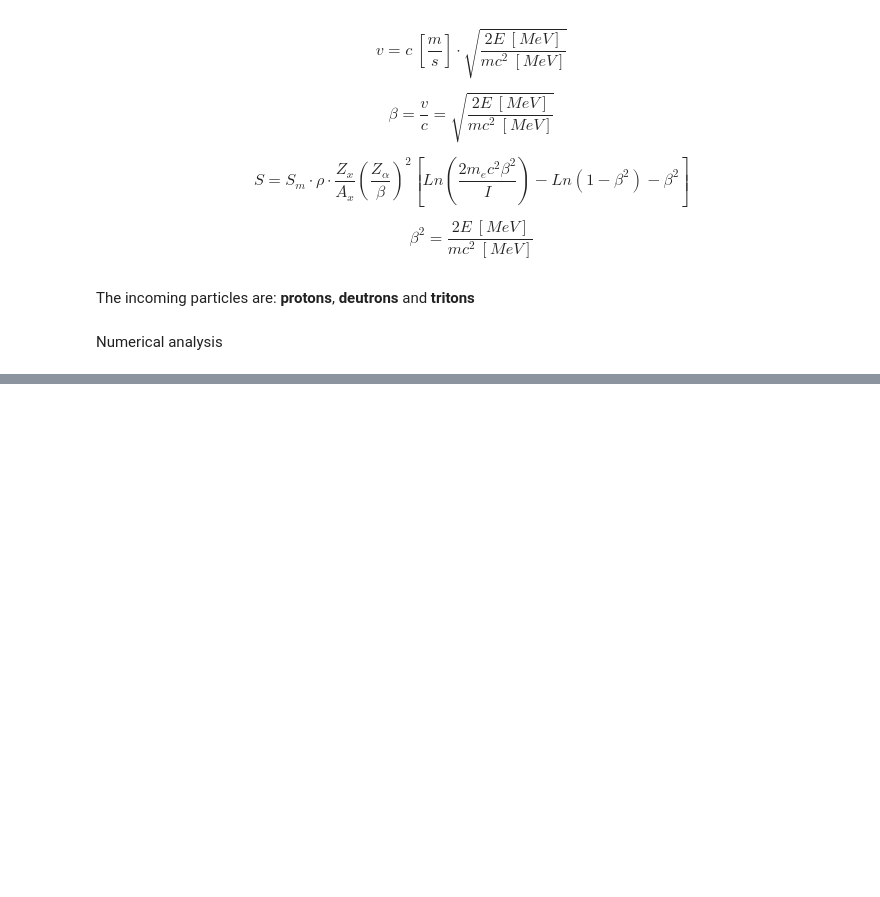
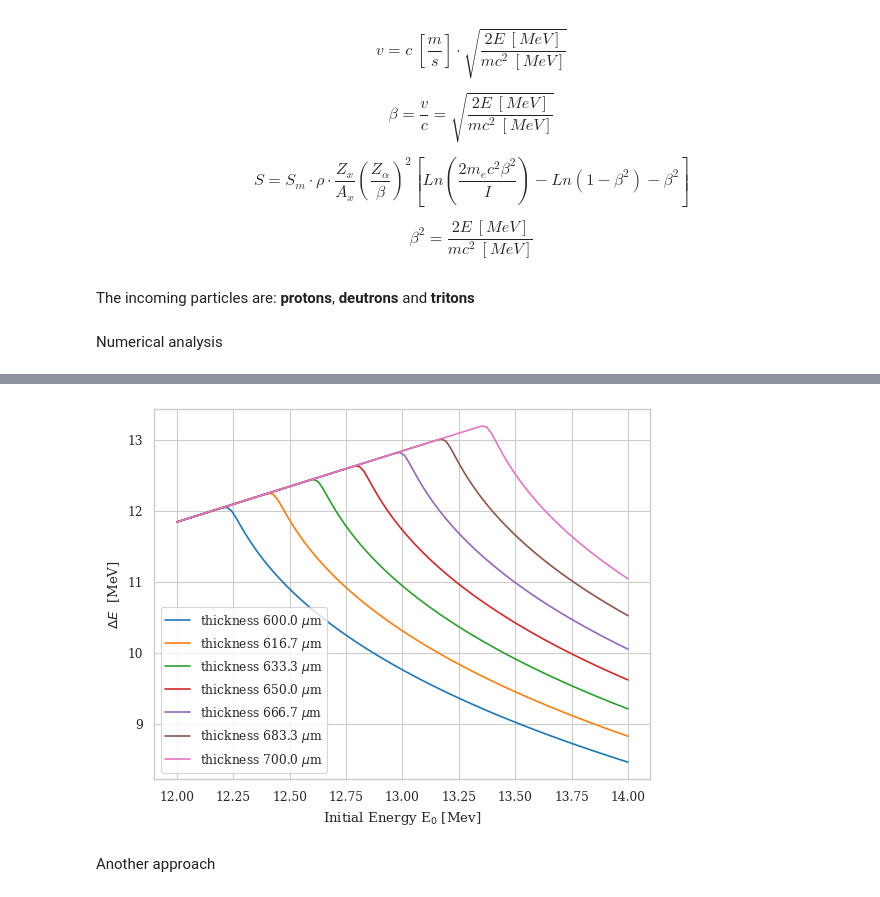
Before and after one commit to Chinnasf/Physics, a Jupyter notebook: Detectors/Detector_ΔE-E.ipynb, the cells around one changed output, grey strips where cells are left out. Drawn from its saved outputs; the diff is of its cells as text; code cells hidden in the pictures; blank space fills up the shorter version.

```diff
--- a/Detectors/Detector_ΔE-E.ipynb
+++ b/Detectors/Detector_ΔE-E.ipynb
@@ -180,6 +180,9 @@ N = 50   # grid partition
 # %%
-Eo = np.linspace(0.01,60,50) # MeV
+δx = 1e-5
+
+Eo = np.linspace(0.01,100,50) # MeV
 Ef = np.zeros(len(Eo))
 
 for i,E0 in enumerate(Eo):
-    Ef[i] = ΔΕ_compute(E0, "proton", "Si", N)
+    Ef[i] = ΔΕ_compute(E0, "proton", "Si", δx)
+    Ef[i] = ΔΕ_compute(Ef[i], "proton", "Ge", δx)
@@ -233,0 +203,26 @@ plt.plot(E,S)
+# %%
+savefig = False
+δx = 1e-5
+# %%
+Eo = np.linspace(12,14,100)
+Ef = np.zeros(len(Eo))
+d  = np.linspace(6e-2, 7e-2,7) # cm
+DEo = np.zeros((len(d),len(Eo)))
+# %%
+for j,t in enumerate(d):
+    Si["width"] = t
+    for i,E0 in enumerate(Eo):
+        Ef[i] = ΔΕ_compute(E0, "deuterium", "Si", δx)
+    DEo[j,] = Eo - Ef
+# %%
+for i,t in enumerate(d):
+    plt.plot(Eo, DEo[i,], label = f"thickness {round(t*1e4,1)} $\\mu$m")
+plt.legend()
+plt.xlabel("Initial Energy E$_0$ [Mev]")
+plt.ylabel("$\\Delta E$  [MeV]")
+if savefig:
+    plt.savefig("Figures/Si_thickness_micrometros.png", format="png")
+# %% [output]
+[figure, added]
+# %% [markdown]
+Another approach
```
Also changed, not shown: parts of 17 cells of this notebook.
